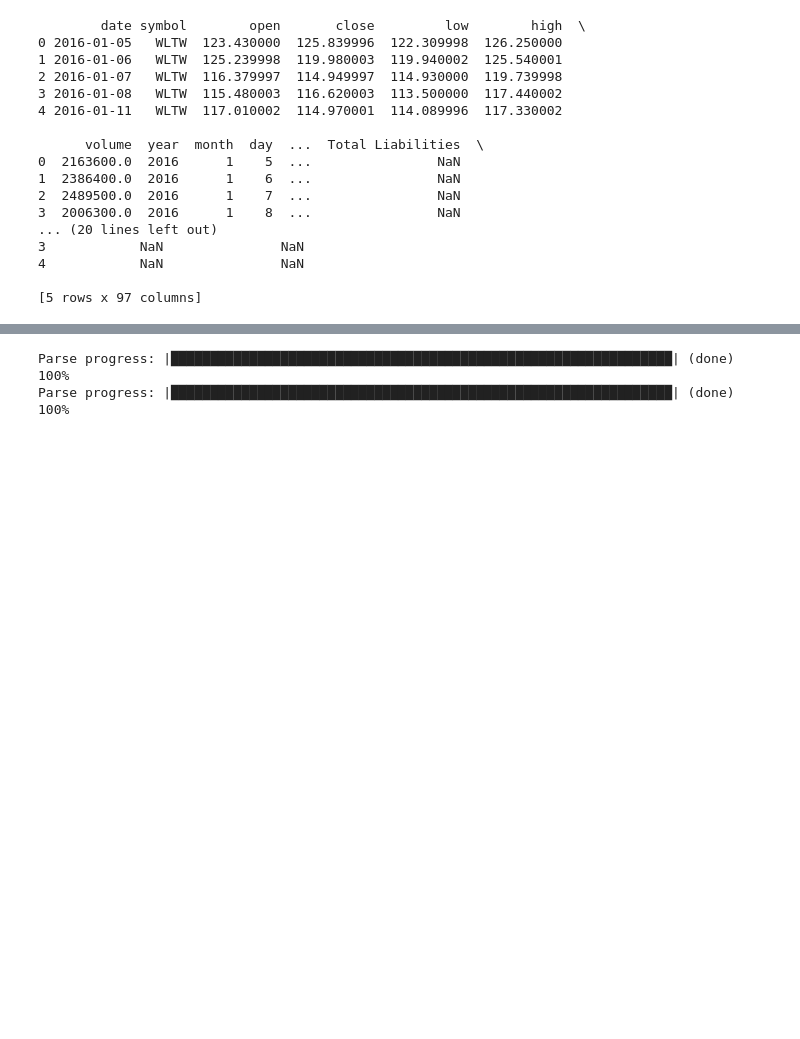
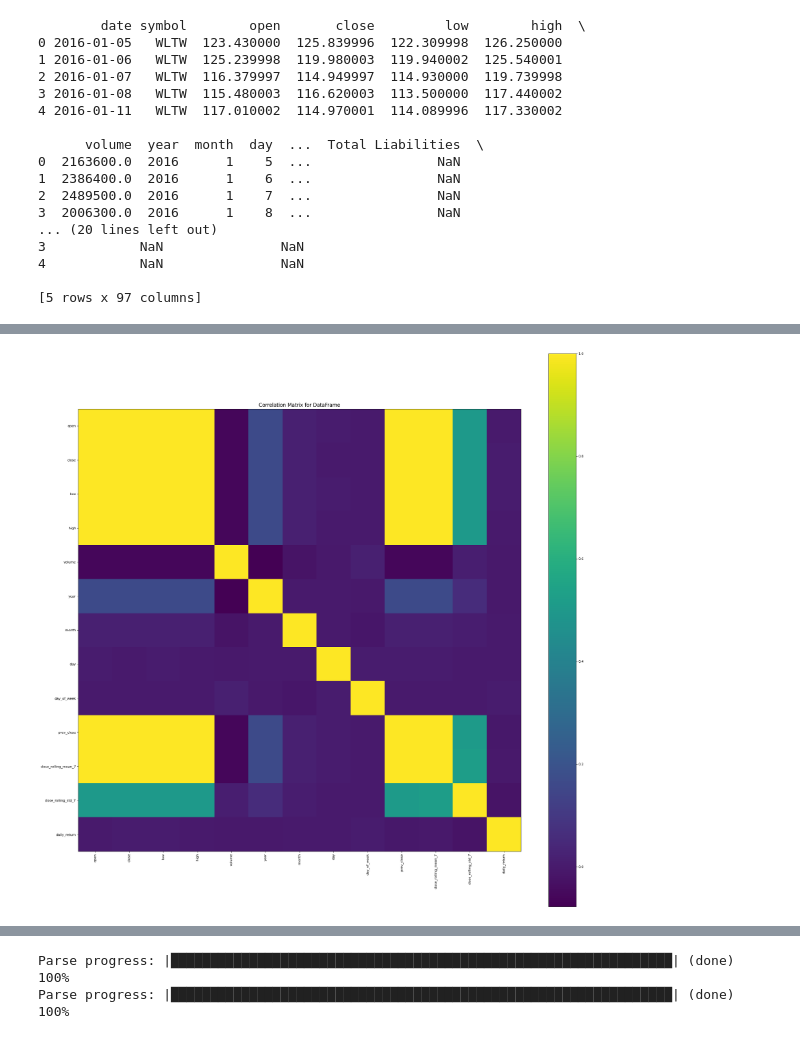
Before and after one commit to adheeb4/7PAM2002_0509_2023_Final_Project, a Jupyter notebook: Final_Project.ipynb, the cells around one changed output, grey strips where cells are left out. Cells and saved outputs as stored; diff of their text form; code cells hidden in the pictures; blank space fills up the shorter version.

```diff
--- a/Final_Project.ipynb
+++ b/Final_Project.ipynb
@@ -267,2 +231,4 @@ print(combined_df)
 # %%
-#plotCorrelationMatrix(combined_df, 30)
+plotCorrelationMatrix(combined_df, 30)
+# %% [output]
+[figure, added]
```
Also changed, not shown: parts of 15 cells of this notebook.
